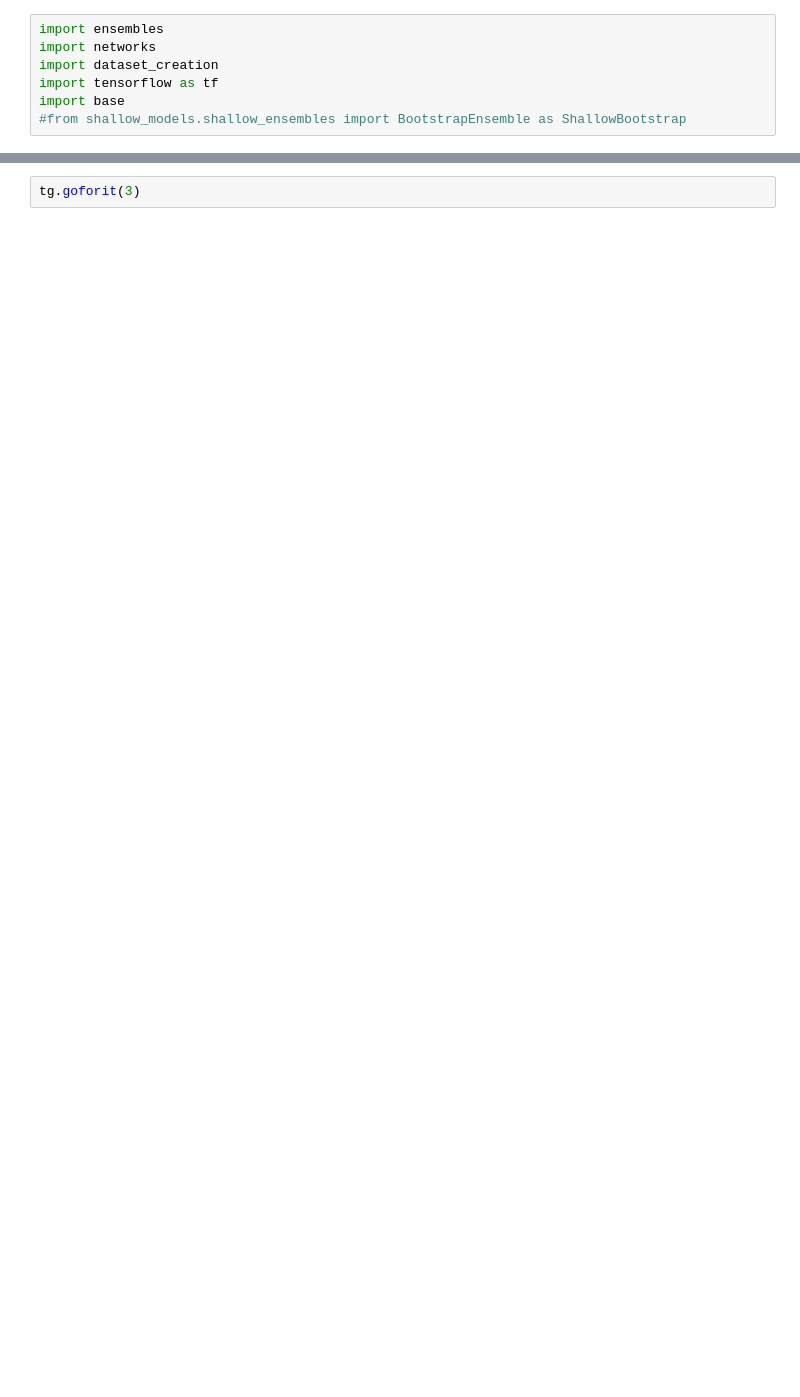
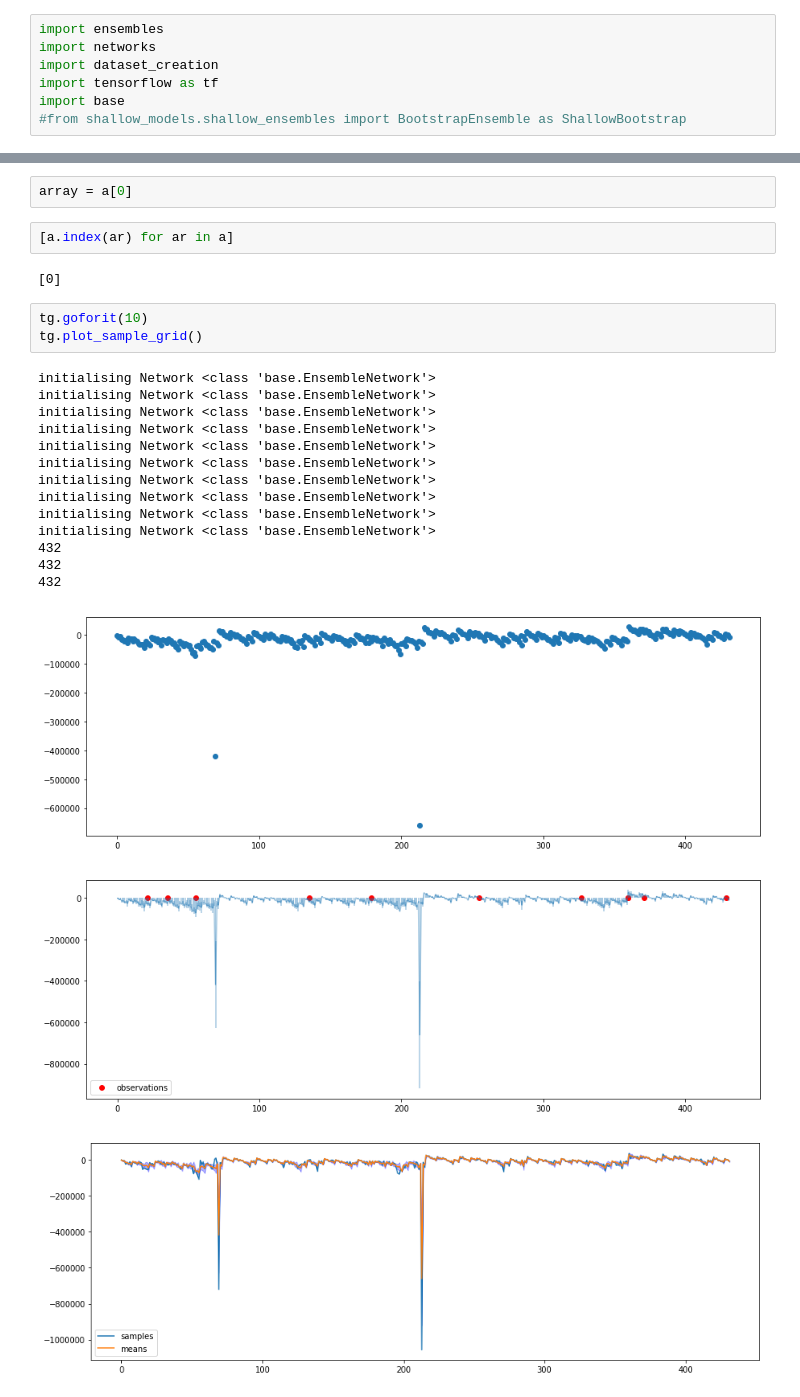
Before and after one commit to wooohoooo/Master-Thesis, a Jupyter notebook: new_version/Thompson_Gridsearch.ipynb, the cells around one changed output, grey strips where cells are left out. Saved outputs shown, nothing was run; the diff lists cells and outputs as text; blank space fills up the shorter version.

```diff
--- a/new_version/Thompson_Gridsearch.ipynb
+++ b/new_version/Thompson_Gridsearch.ipynb
@@ -48,2 +90,26 @@ tg.plot_sample_grid()
+# %%
+array = a[0]
+# %%
+[a.index(ar) for ar in a]
+# %% [output]
+[0]
 # %%
-tg.goforit(3)
+tg.goforit(10)
+tg.plot_sample_grid()
+# %% [output]
+initialising Network <class 'base.EnsembleNetwork'>
+initialising Network <class 'base.EnsembleNetwork'>
+initialising Network <class 'base.EnsembleNetwork'>
+initialising Network <class 'base.EnsembleNetwork'>
+initialising Network <class 'base.EnsembleNetwork'>
+initialising Network <class 'base.EnsembleNetwork'>
+initialising Network <class 'base.EnsembleNetwork'>
+initialising Network <class 'base.EnsembleNetwork'>
+initialising Network <class 'base.EnsembleNetwork'>
+initialising Network <class 'base.EnsembleNetwork'>
+432
+432
+432
+[figure, added]
+[figure, added]
+[figure, added]
```
Also changed, not shown: parts of 20 cells of this notebook, 5 other files.
